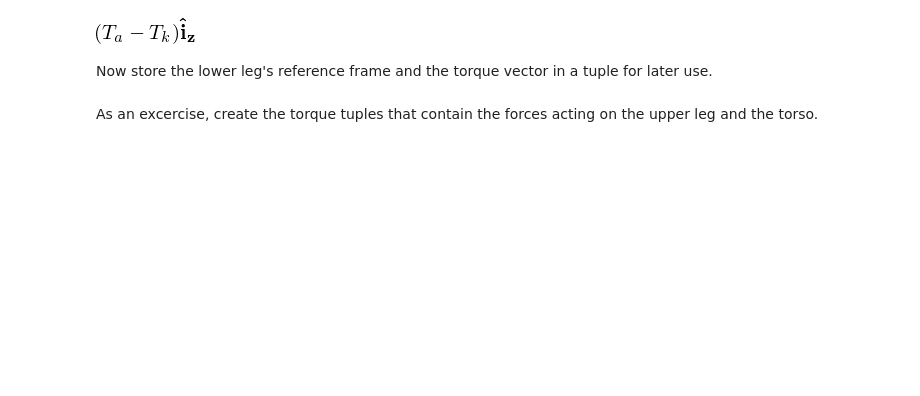
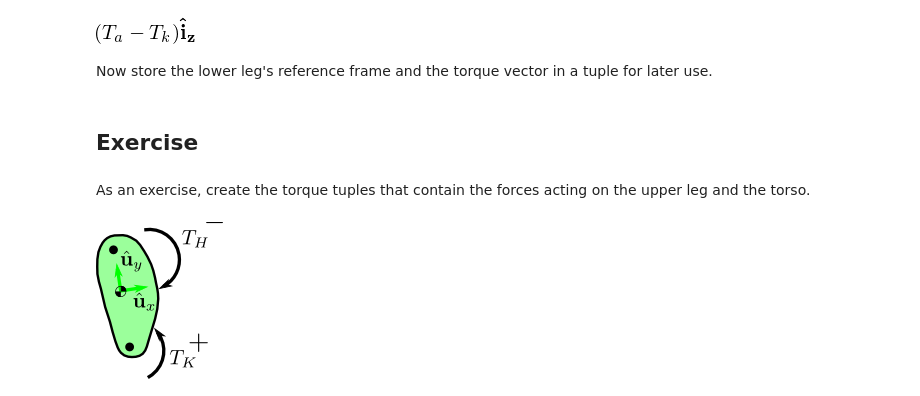
Before and after one commit to pydy/pydy-tutorial-human-standing, a Jupyter notebook: notebooks/n05_kinetics.ipynb, the cells around one changed output. Cells and saved outputs as stored; diff of their text form; code cells hidden in the pictures; blank space fills up the shorter version.

```diff
--- a/notebooks/n05_kinetics.ipynb
+++ b/notebooks/n05_kinetics.ipynb
@@ -49,5 +71,11 @@ lower_leg_torque_vector
 Now store the lower leg's reference frame and the torque vector in a tuple for later use.
 # %%
 lower_leg_torque = (lower_leg_frame, lower_leg_torque_vector)
+# %% [markdown]
+## Exercise
 # %% [markdown]
-As an excercise, create the torque tuples that contain the forces acting on the upper leg and the torso.
+As an exercise, create the torque tuples that contain the forces acting on the upper leg and the torso.
+# %%
+Image('figures/upper_leg_torque.png')
+# %% [output]
+[figure, added]
```
Also changed, not shown: parts of 12 cells of this notebook, 6 other files.
